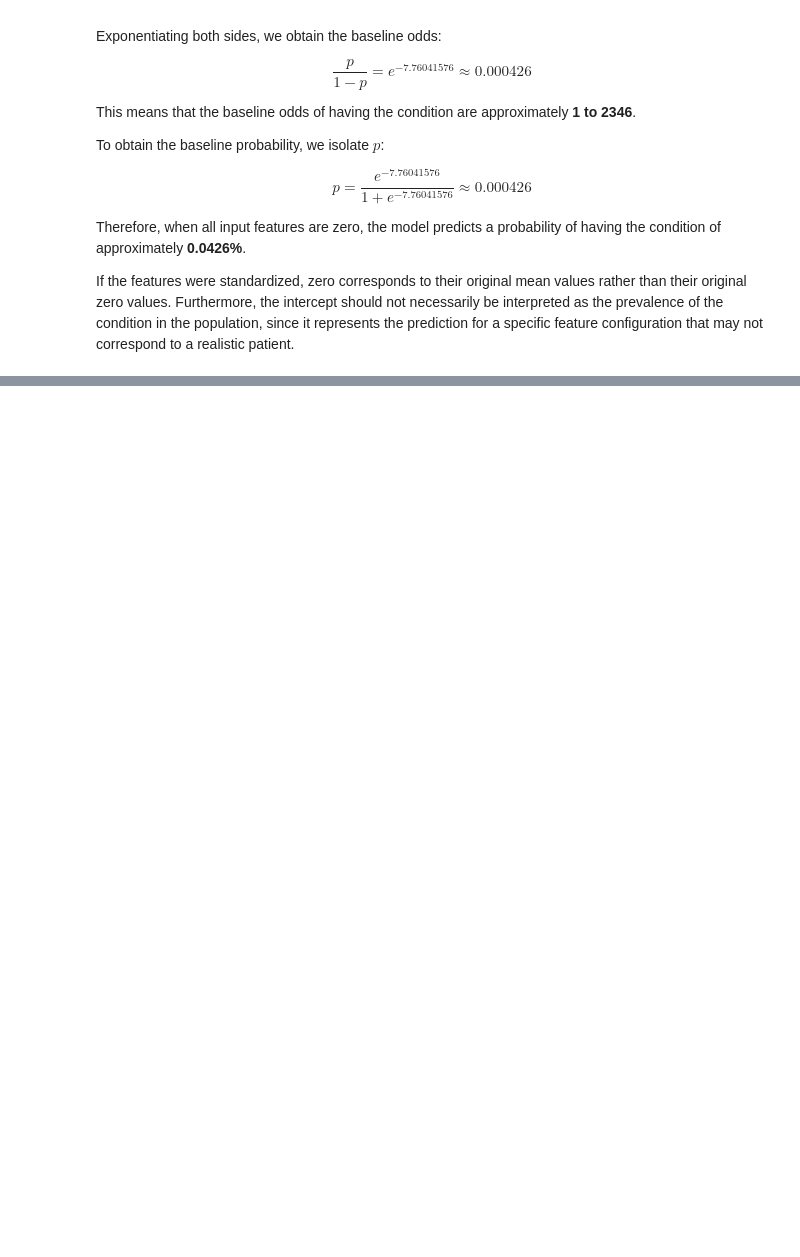
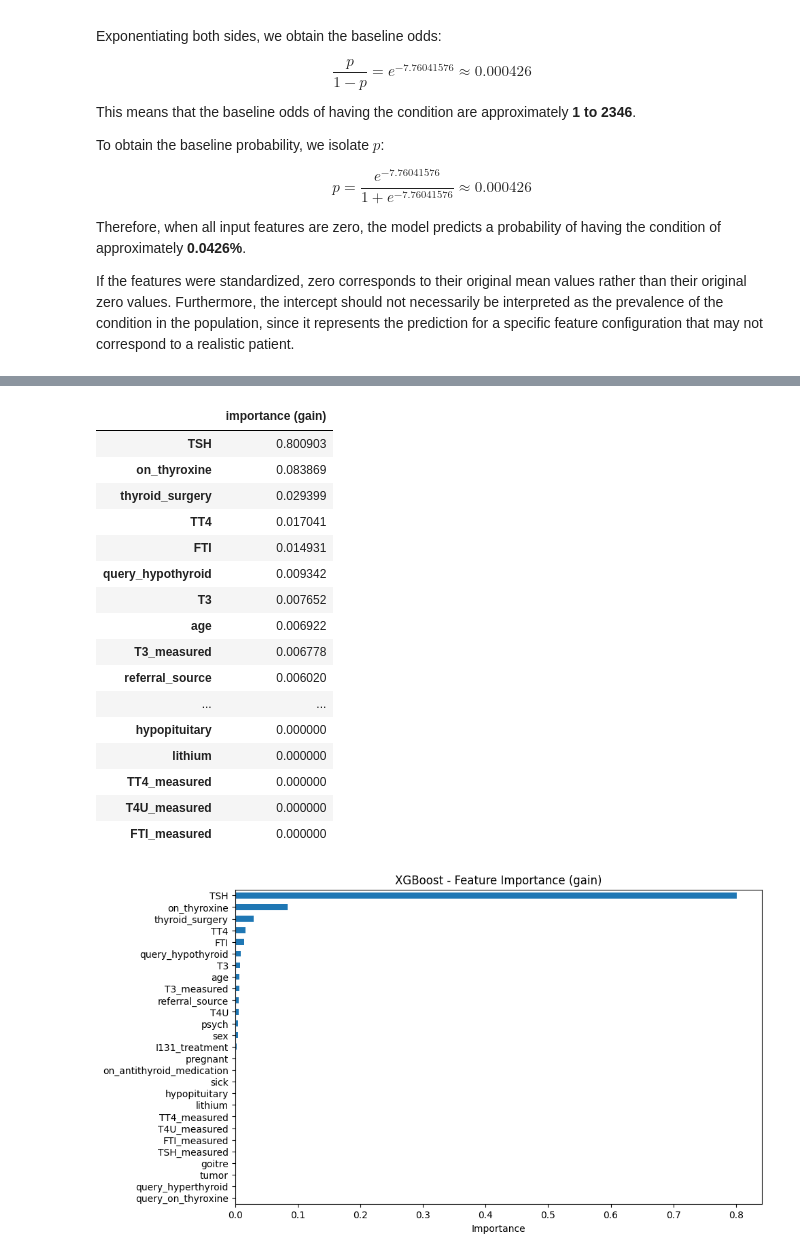
Before and after one commit to Gearlock/Thyroid-Disease-Risk-Datascience-Project, a Jupyter notebook: cs506-thyroid-cancer-prediction-project.ipynb, the cells around one changed output, grey strips where cells are left out. Saved outputs shown, nothing was run; the diff lists cells and outputs as text; code cells hidden in the pictures; blank space fills up the shorter version.

```diff
--- a/cs506-thyroid-cancer-prediction-project.ipynb
+++ b/cs506-thyroid-cancer-prediction-project.ipynb
@@ -995,23 +1267,29 @@ plt.show()
 # %%
-import xgboost as xgb
-from xgboost import XGBClassifier
+xgb_full = full_models["XGBoost"]   # fit on the full training set
 
-xgb_model = XGBClassifier(
-    n_estimators=100,
-    max_depth=6,
-    learning_rate=0.1,
-    random_state=42,
-    eval_metric="logloss"
-)
+xgb_importance = pd.Series(xgb_full.feature_importances_, index=FEATURES).sort_values(ascending=False)
+display(xgb_importance.rename("importance (gain)").to_frame())
 
-xgb_model.fit(X, y)
-importances = xgb_model.feature_importances_
-gain_scores = xgb_model.get_booster().get_score(importance_type='gain')
-importance = pd.Series(
-    xgb_model.feature_importances_,
-    index=FEATURES
-).sort_values()
-importance.plot(kind="barh", figsize=(10, 6))
-plt.title("XGBoost - Feature Importance")
+xgb_importance.sort_values().plot(kind="barh", figsize=(10, 6))
+plt.title("XGBoost - Feature Importance (gain)")
 plt.xlabel("Importance")
 plt.show()
+# %% [output]
+|  | importance (gain) |
+| TSH | 0.800903 |
+| on_thyroxine | 0.083869 |
+| thyroid_surgery | 0.029399 |
+| TT4 | 0.017041 |
+| FTI | 0.014931 |
+| query_hypothyroid | 0.009342 |
+| T3 | 0.007652 |
+| age | 0.006922 |
+| T3_measured | 0.006778 |
+| referral_source | 0.006020 |
+| ... | ... |
+| hypopituitary | 0.000000 |
+| lithium | 0.000000 |
+| TT4_measured | 0.000000 |
+| T4U_measured | 0.000000 |
+| FTI_measured | 0.000000 |
+[figure, added]
```
Also changed, not shown: parts of 40 cells of this notebook.
